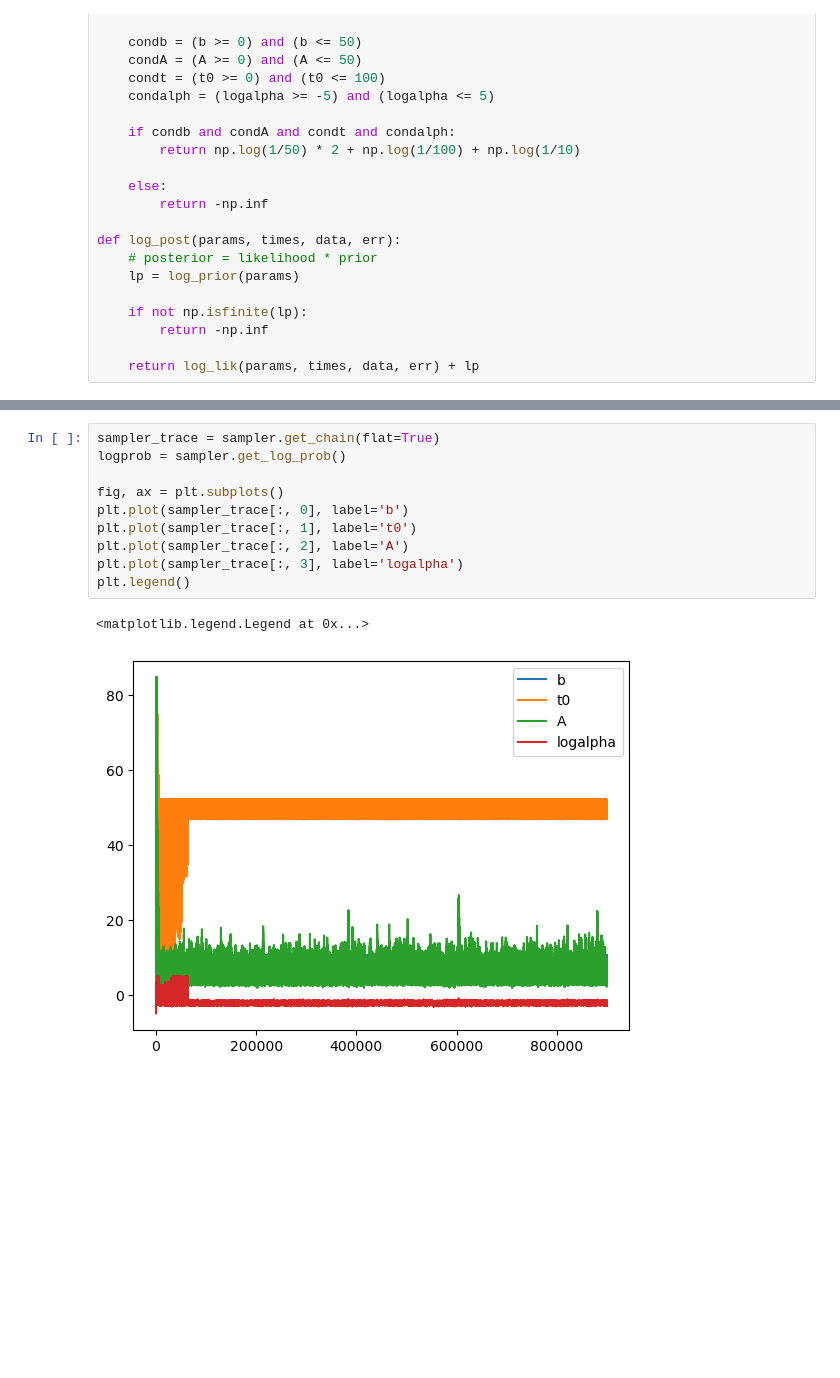
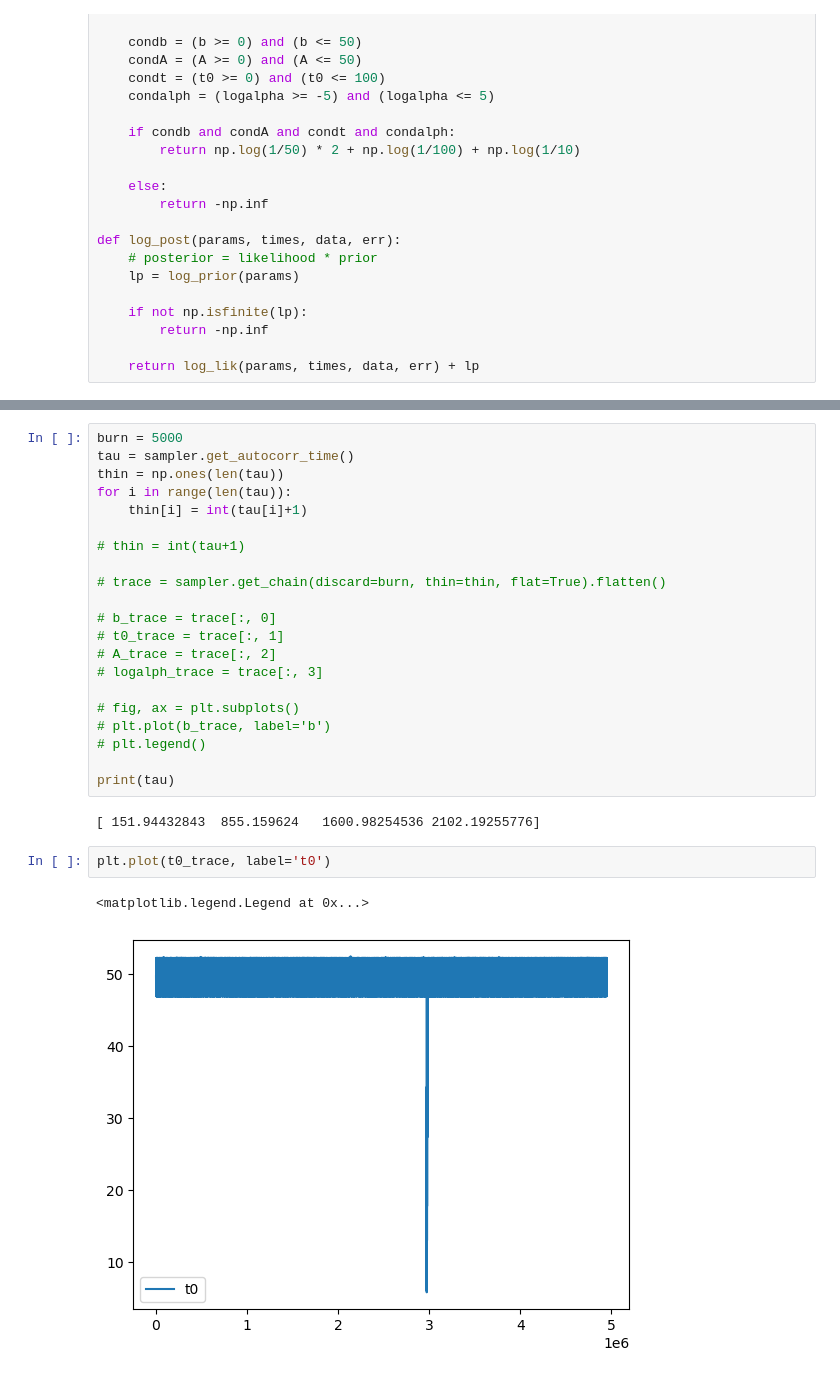
Before and after one commit to JacopoPerri/astrostatistics_bicocca_2026, a Jupyter notebook: working/transients.ipynb, the cells around one changed output, grey strips where cells are left out. Cells and saved outputs as stored; diff of their text form; blank space fills up the shorter version.

```diff
--- a/working/transients.ipynb
+++ b/working/transients.ipynb
@@ -100,13 +101,28 @@ State([[10.51960048 51.42304393  3.75206689 -1.99511413]
 # %%
-sampler_trace = sampler.get_chain(flat=True)
-logprob = sampler.get_log_prob()
+burn = 5000
+tau = sampler.get_autocorr_time()
+thin = np.ones(len(tau))
+for i in range(len(tau)):
+    thin[i] = int(tau[i]+1)
 
-fig, ax = plt.subplots()
-plt.plot(sampler_trace[:, 0], label='b')
-plt.plot(sampler_trace[:, 1], label='t0')
-plt.plot(sampler_trace[:, 2], label='A')
-plt.plot(sampler_trace[:, 3], label='logalpha')
-plt.legend()
+# thin = int(tau+1)
+
+# trace = sampler.get_chain(discard=burn, thin=thin, flat=True).flatten()
+
+# b_trace = trace[:, 0]
+# t0_trace = trace[:, 1]
+# A_trace = trace[:, 2]
+# logalph_trace = trace[:, 3]
+
+# fig, ax = plt.subplots()
+# plt.plot(b_trace, label='b')
+# plt.legend()
+
+print(tau)
 # %% [output]
-<matplotlib.legend.Legend at 0x...>
+[ 151.94432843  855.159624   1600.98254536 2102.19255776]
-[figure, removed]
+# %%
+plt.plot(t0_trace, label='t0')
+# %% [output]
+<matplotlib.legend.Legend at 0x...>
+[figure, added]
```
Also changed, not shown: parts of 6 cells of this notebook.
